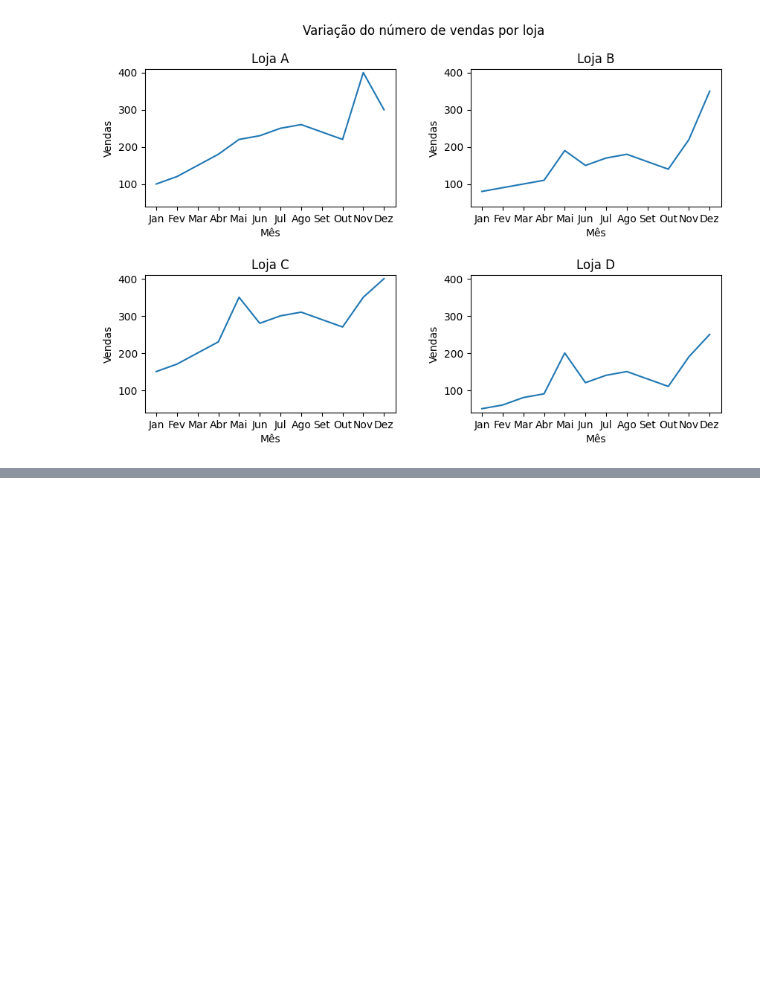
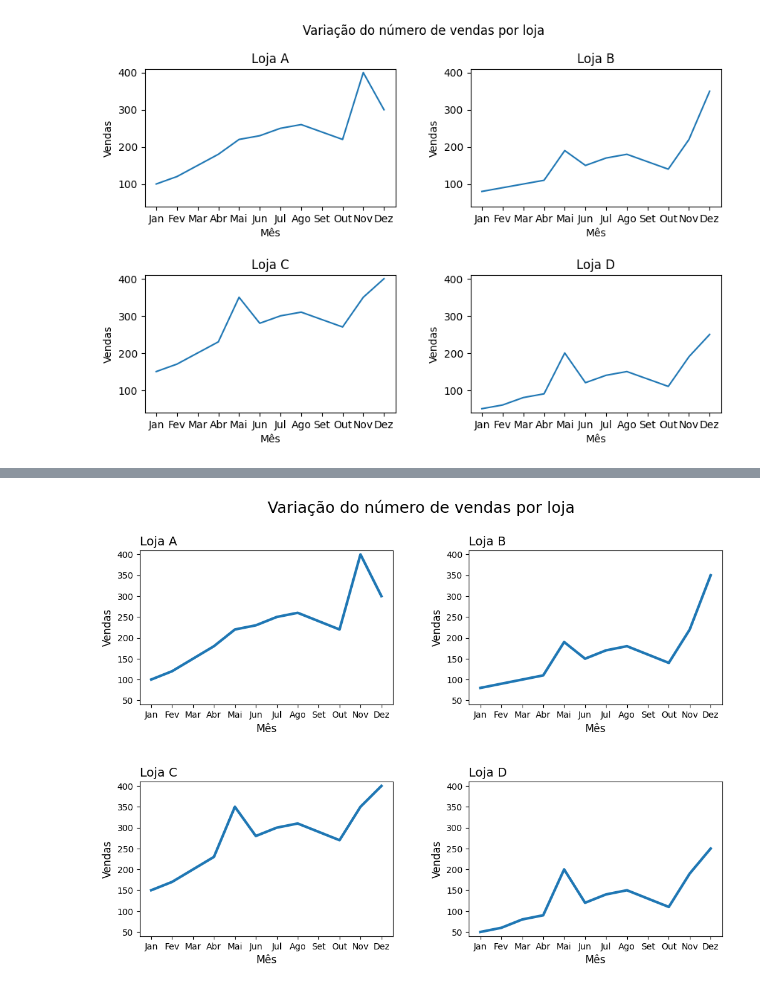
Before and after one commit to rafaelreisramos/oracle-one, a Jupyter notebook: data-visualization-graficos-bibliotecas-python/desafios.ipynb, the cells around one changed output, grey strips where cells are left out. Saved outputs shown, nothing was run; the diff lists cells and outputs as text; code cells hidden in the pictures; blank space fills up the shorter version.

Commit message:
Desafio: customizando os subplots com dados de vendas de diferentes lojas

```diff
--- a/data-visualization-graficos-bibliotecas-python/desafios.ipynb
+++ b/data-visualization-graficos-bibliotecas-python/desafios.ipynb
@@ -175,0 +191,19 @@ plt.show()
+# %%
+fig, axs = plt.subplots(2,2, figsize=(12,8))
+fig.subplots_adjust(hspace=0.5, wspace=0.3)
+fig.suptitle('Variação do número de vendas por loja', fontsize=18)
+
+for i, ax in enumerate(axs.flat):
+    ax.plot(df.loc[lojas[i]], lw=3)
+    ax.set_title(f'Loja {lojas[i]}', fontsize=14, loc='left')
+    ax.set_xlabel('Mês', fontsize=12)
+    ax.set_ylabel('Vendas', fontsize=12)
+
+YMIN = 40
+YMAX = 410
+for ax in axs.ravel():
+    ax.set_ylim(YMIN, YMAX)
+
+plt.show()
+# %% [output]
+[figure, added]
```
Also changed, not shown: parts of 1 cell of this notebook.
